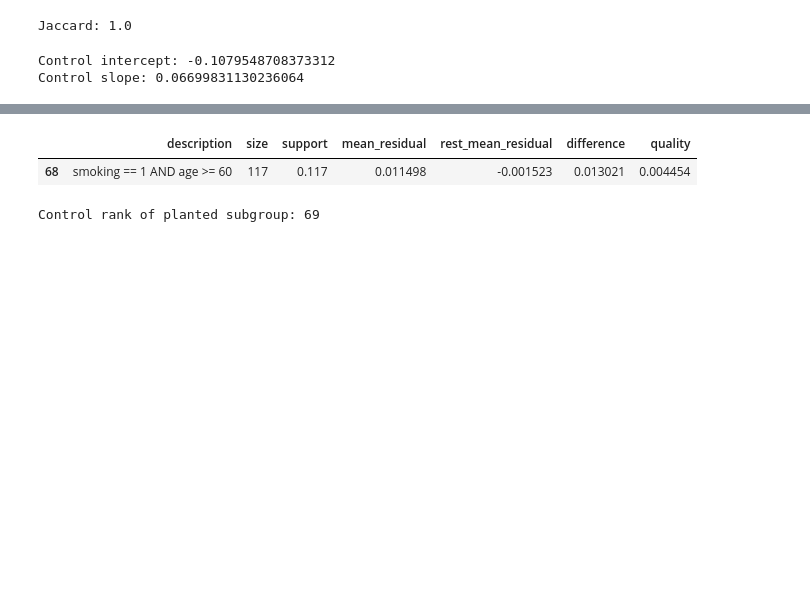
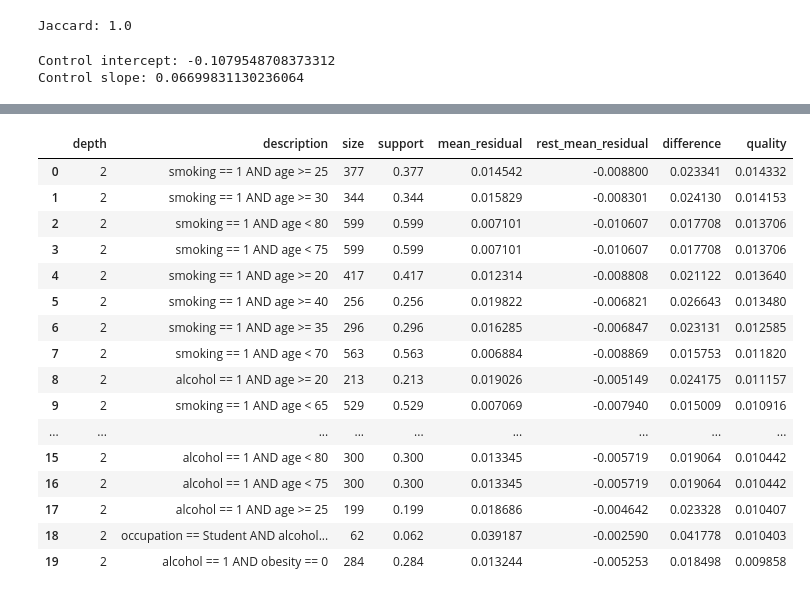
Before and after one commit to kustersjarl/sir-graph-emm, a Jupyter notebook: notebooks/simulation_test.ipynb, the cells around one changed output, grey strips where cells are left out. Saved outputs shown, nothing was run; the diff lists cells and outputs as text; code cells hidden in the pictures; blank space fills up the shorter version.

```diff
--- a/notebooks/simulation_test.ipynb
+++ b/notebooks/simulation_test.ipynb
@@ -1303,23 +518,38 @@ control_pair_results.head(20)
-# %%
-target_description = "smoking == 1 AND age >= 60"
-
-match = control_pair_results[
-    control_pair_results["description"] == target_description
-]
-
-match
-# %% [output]
-|  | description | size | support | mean_residual | rest_mean_residual | difference | quality |
-| 68 | smoking == 1 AND age >= 60 | 117 | 0.117 | 0.011498 | -0.001523 | 0.013021 | 0.004454 |
-# %%
-control_rank = (
-    control_pair_results.index[
-        control_pair_results["description"]
-        == target_description
-    ][0]
-    + 1
-)
-
-print("Control rank of planted subgroup:", control_rank)
-# %% [output]
-Control rank of planted subgroup: 69
+# %%
+control_results = search_subgroups(
+    analysis_df,
+    target_column="control_residual",
+    categorical_columns=CATEGORICAL_COLUMNS,
+    age_column="age",
+    age_thresholds=range(20, 81, 5),
+    min_size=20,
+    max_depth=2,
+    direction="high",
+)
+
+control_pairs = (
+    control_results[
+        control_results["depth"] == 2
+    ]
+    .reset_index(drop=True)
+)
+
+control_pairs.head(20)
+# %% [output]
+|  | depth | description | size | support | mean_residual | rest_mean_residual | difference | quality |
+| 0 | 2 | smoking == 1 AND age >= 25 | 377 | 0.377 | 0.014542 | -0.008800 | 0.023341 | 0.014332 |
+| 1 | 2 | smoking == 1 AND age >= 30 | 344 | 0.344 | 0.015829 | -0.008301 | 0.024130 | 0.014153 |
+| 2 | 2 | smoking == 1 AND age < 80 | 599 | 0.599 | 0.007101 | -0.010607 | 0.017708 | 0.013706 |
+| 3 | 2 | smoking == 1 AND age < 75 | 599 | 0.599 | 0.007101 | -0.010607 | 0.017708 | 0.013706 |
+| 4 | 2 | smoking == 1 AND age >= 20 | 417 | 0.417 | 0.012314 | -0.008808 | 0.021122 | 0.013640 |
+| 5 | 2 | smoking == 1 AND age >= 40 | 256 | 0.256 | 0.019822 | -0.006821 | 0.026643 | 0.013480 |
+| 6 | 2 | smoking == 1 AND age >= 35 | 296 | 0.296 | 0.016285 | -0.006847 | 0.023131 | 0.012585 |
+| 7 | 2 | smoking == 1 AND age < 70 | 563 | 0.563 | 0.006884 | -0.008869 | 0.015753 | 0.011820 |
+| 8 | 2 | alcohol == 1 AND age >= 20 | 213 | 0.213 | 0.019026 | -0.005149 | 0.024175 | 0.011157 |
+| 9 | 2 | smoking == 1 AND age < 65 | 529 | 0.529 | 0.007069 | -0.007940 | 0.015009 | 0.010916 |
+| ... | ... | ... | ... | ... | ... | ... | ... | ... |
+| 15 | 2 | alcohol == 1 AND age < 80 | 300 | 0.300 | 0.013345 | -0.005719 | 0.019064 | 0.010442 |
+| 16 | 2 | alcohol == 1 AND age < 75 | 300 | 0.300 | 0.013345 | -0.005719 | 0.019064 | 0.010442 |
+| 17 | 2 | alcohol == 1 AND age >= 25 | 199 | 0.199 | 0.018686 | -0.004642 | 0.023328 | 0.010407 |
+| 18 | 2 | occupation == Student AND alcohol... | 62 | 0.062 | 0.039187 | -0.002590 | 0.041778 | 0.010403 |
+| 19 | 2 | alcohol == 1 AND obesity == 0 | 284 | 0.284 | 0.013244 | -0.005253 | 0.018498 | 0.009858 |
```
Also changed, not shown: parts of 49 cells of this notebook, 3 other files.
